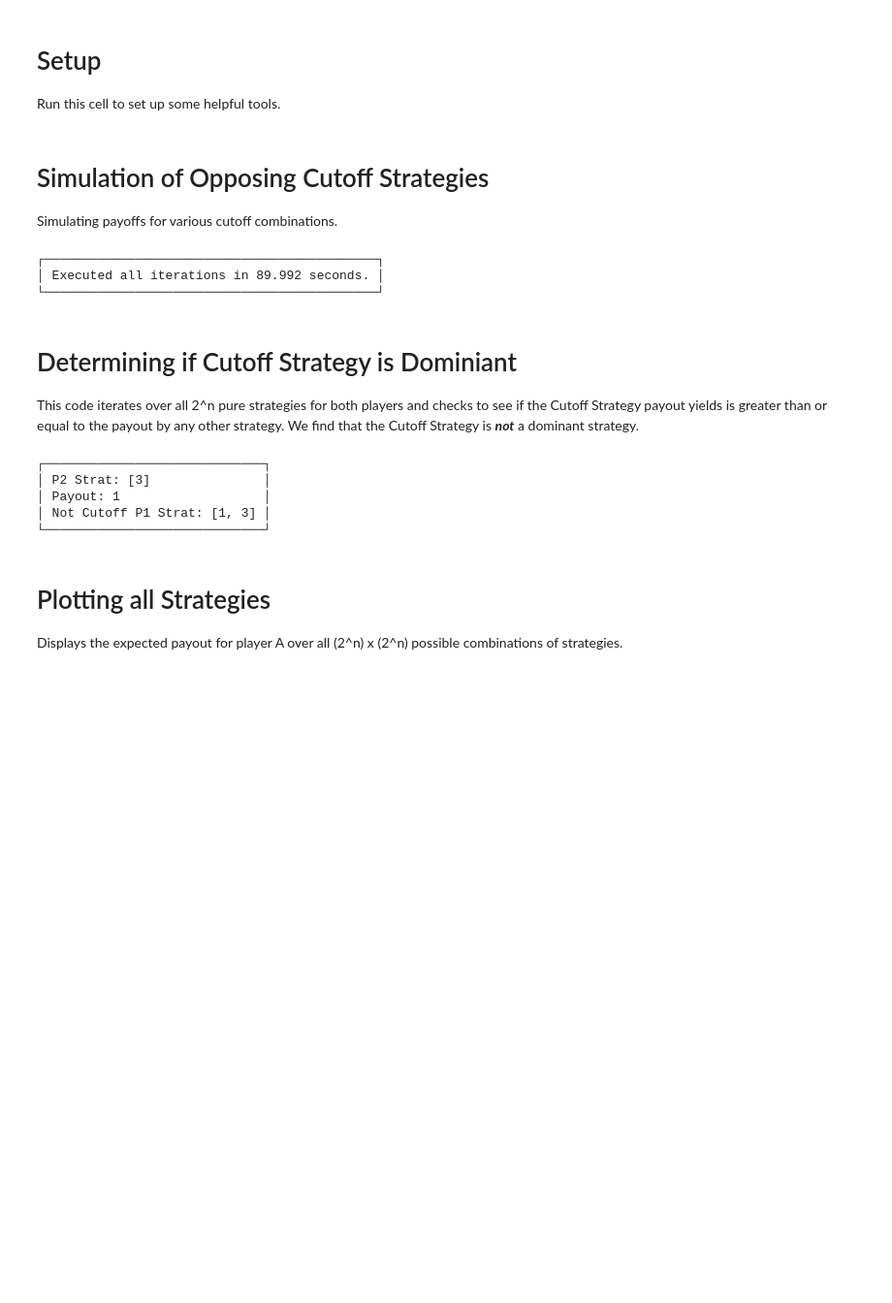
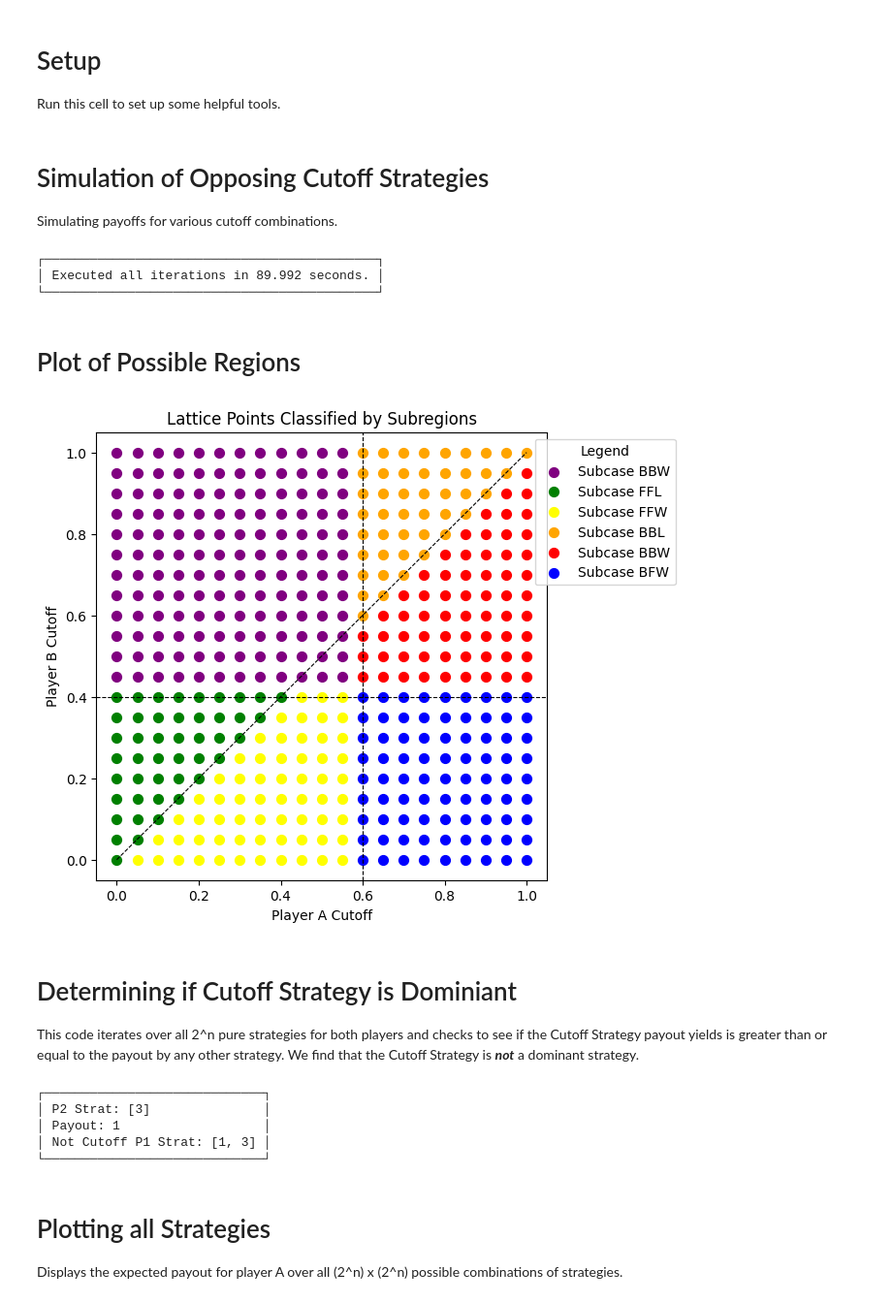
Before and after one commit to mihirt2/poker-like-games, a Jupyter notebook: discrete_poker_games.ipynb, the cells around one changed output. Shown: that part at 97% size. Cells and saved outputs as stored; diff of their text form; code cells hidden in the pictures; blank space fills up the shorter version.

```diff
--- a/discrete_poker_games.ipynb
+++ b/discrete_poker_games.ipynb
@@ -326,6 +326,76 @@ save()
 ┌────────────────────────────────────────────┐
 │ Executed all iterations in 89.992 seconds. │
 └────────────────────────────────────────────┘
+# %% [markdown]
+# Plot of Possible Regions
+# %%
+import numpy as np
+import matplotlib.pyplot as plt
+
+# Define parameters
+alpha, beta = 0.6, 0.4  # Example values for alpha and beta
+lattice_spacing = 0.05
+
+# Generate lattice points
+x_points = np.arange(0, 1 + lattice_spacing, lattice_spacing)
+y_points = np.arange(0, 1 + lattice_spacing, lattice_spacing)
+X, Y = np.meshgrid(x_points, y_points)
+
+# Classify points into subregions
+colors = np.empty(X.shape, dtype=object)  # Use dtype=object for string colors
+for i in range(X.shape[0]):
+    for j in range(X.shape[1]):
+        x, y = X[i, j], Y[i, j]
+        if x < alpha and y > beta:
+            colors[i, j] = 'purple'  # Subcase BBW
+        elif x < alpha and y <= beta:
+            if y >= x:
+                colors[i, j] = 'green'  # Subcase FFL
+            else:
+                colors[i, j] = 'yellow'  # Subcase FFW
+        elif x >= alpha and y > beta:
+            if y >= x:
+                colors[i, j] = 'orange'  # Subcase BBL
+            else:
+                colors[i, j] = 'red'  # Subcase BBW
+        elif x >= alpha and y <= beta:
+            colors[i, j] = 'blue'  # Subcase BFW
+
+# Flatten arrays for scatter plot
+X_flat = X.flatten()
+Y_flat = Y.flatten()
+colors_flat = colors.flatten()
+
+# Plot lattice points with classified colors
+plt.figure(figsize=(6, 6))
+
+# Plot each subregion separately to create a legend
+unique_colors = {
+    "purple": "Subcase BBW",
+    "green": "Subcase FFL",
+    "yellow": "Subcase FFW",
+    "orange": "Subcase BBL",
+    "red": "Subcase BBW",
+    "blue": "Subcase BFW"
+}
+
+for color, label in unique_colors.items():
+    mask = colors_flat == color
+    plt.scatter(X_flat[mask], Y_flat[mask], c=color, s=50, label=label)
+
+# Add boundaries and diagonal line (y=x)
+plt.axvline(x=alpha, color='black', linestyle='--', linewidth=0.8)
+plt.axhline(y=beta, color='black', linestyle='--', linewidth=0.8)
+plt.plot([0, 1], [0, 1], color='black', linestyle='--', linewidth=0.8)
+
+# Add labels and legend
+plt.title("Lattice Points Classified by Subregions")
+plt.xlabel("Player A Cutoff")
+plt.ylabel("Player B Cutoff")
+plt.legend(loc="upper right", bbox_to_anchor=(1.3, 1), title="Legend")
+plt.show()
+# %% [output]
+[figure, added]
 # %% [markdown]
 # Determining if Cutoff Strategy is Dominiant
 
```
